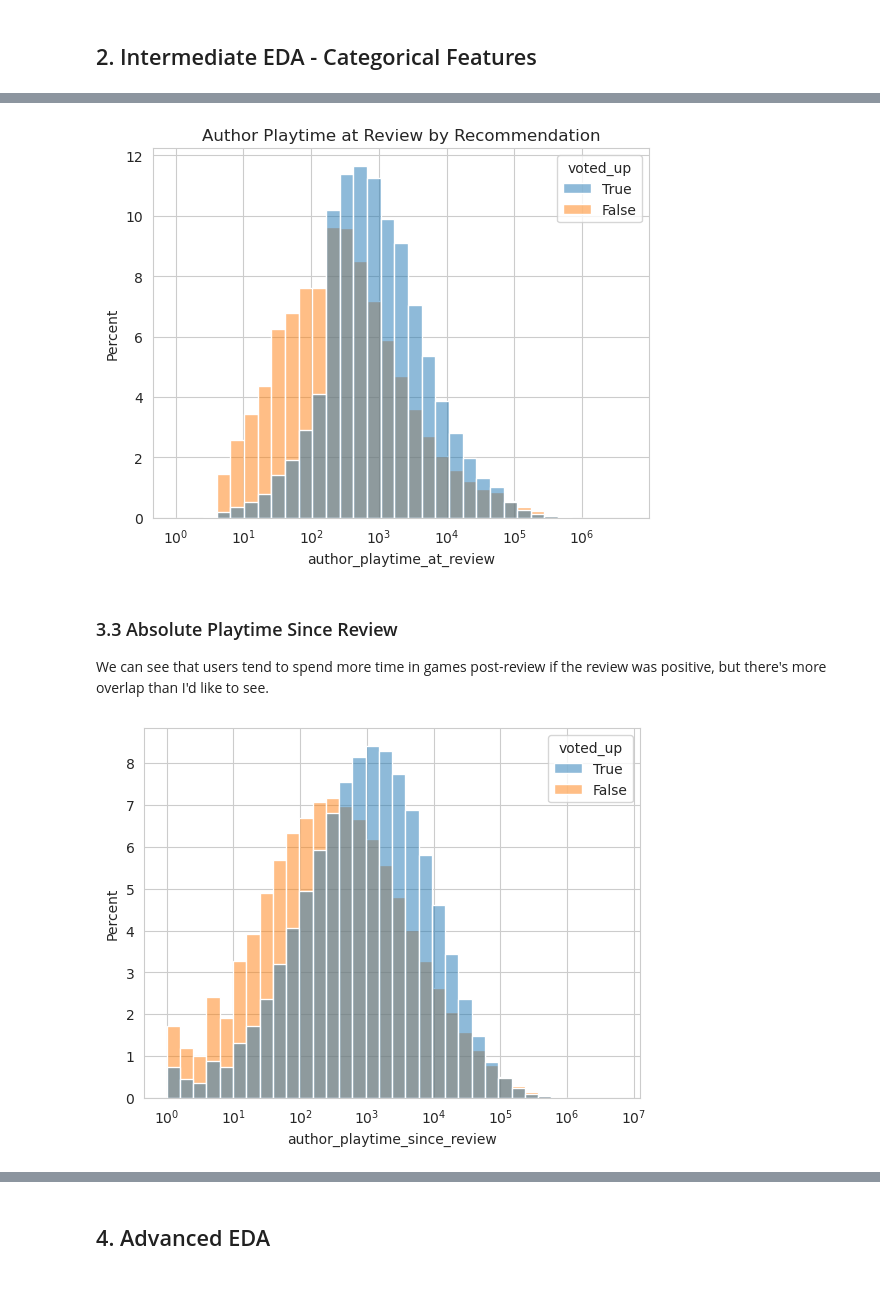
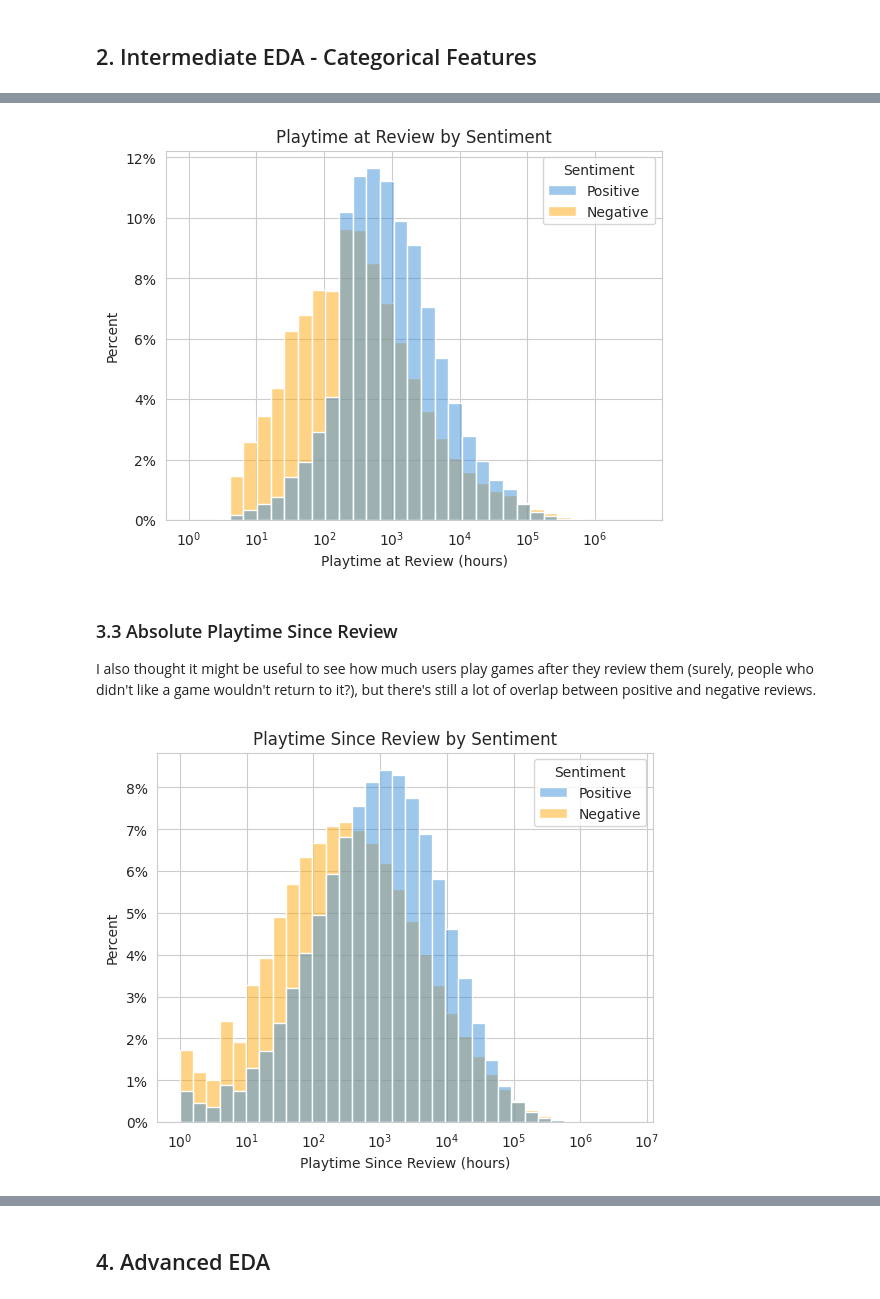
Before and after one commit to zbvc42/steam_recommendation_system, a Jupyter notebook: notebooks/03 - EDA/01 - EDA.ipynb, the cells around one changed output, grey strips where cells are left out. Cells and saved outputs as stored; diff of their text form; code cells hidden in the pictures.

```diff
--- a/notebooks/03 - EDA/01 - EDA.ipynb
+++ b/notebooks/03 - EDA/01 - EDA.ipynb
@@ -6,13 +6,18 @@
 ### 0.1 Function Imports
 # %%
 # Function imports
-from os import chdir
 import numpy as np
 import matplotlib.pyplot as plt
+from matplotlib.ticker import PercentFormatter
 import seaborn as sns
 import dask.dataframe as dd
 import pandas as pd
 from IPython.display import display, Markdown
-sns.set_style('whitegrid')
+
+from matplotlib.colors import LogNorm
+
+# Sets style defaults
+plt.style.use("petroff10")
+sns.set_style("whitegrid")
 # %% [markdown]
 ### 0.2 File Imports
@@ -22,13 +24,10 @@ chdir("../..")
 # %%
 # Import data
-df_games = pd.read_parquet("data/store_info.parquet")
-df_genres = pd.read_parquet("data/genres.parquet")
-df_categories = pd.read_parquet("data/categories.parquet")
-
-ddf_reviews = dd.read_parquet("data/reviews.parquet/")
-ddf_reviews = ddf_reviews.rename(columns={"voted_up": "voted_up"})
+df_games = pd.read_parquet("../../data/store_info.parquet")
+df_genres = pd.read_parquet("../../data/genres.parquet")
+df_categories = pd.read_parquet("../../data/categories.parquet")
+ddf_reviews = dd.read_parquet("../../data/reviews.parquet/")
 ddf_reviews["language"] = ddf_reviews["language"].astype("category")
 df_reviews = ddf_reviews.compute()
-ddf_reviews = dd.from_pandas(df_reviews)
 # %% [markdown]
 ## 1. Basic EDA
@@ -71,16 +71,19 @@ Notably, the majority of reviews are positive. This will make it challenging to
 # %%
+df_reviews['Sentiment'] = df_reviews['voted_up'].replace([True,False],['Positive','Negative']).astype('category')
+
 sns.countplot(
     df_reviews,
 
     x=np.zeros(len(df_reviews)),
 
-    hue="voted_up",
-    hue_order=[True, False],
+    hue="Sentiment",
+    hue_order=["Positive","Negative"],
     stat="percent",
 )
 
+plt.ylabel('Percent')
+plt.gca().yaxis.set_major_formatter(PercentFormatter())
 plt.gca().xaxis.set_visible(False)
-
 plt.title("Review Percent by Sentiment")
 plt.show()
 # %% [output]
@@ -294,38 +265,41 @@ It does look like negative reviews tend to be associated with lower playtimes, b
 sns.histplot(
     df_reviews,
     x="author_playtime_at_review",
-    hue="voted_up",
+    hue="Sentiment",
     bins="doane",
     stat="percent",
-    hue_order=[True, False],
+    hue_order=["Positive", "Negative"],
     common_norm=False,
     log_scale=(True, False),
 )
 
-plt.title("Author Playtime at Review by Recommendation")
-
+plt.title("Playtime at Review by Sentiment")
+plt.xlabel("Playtime at Review (hours)")
+plt.gca().yaxis.set_major_formatter(PercentFormatter(decimals=0))
 plt.show()
 # %% [output]
-[figure, old version]
+[figure, new version]
-# %% [markdown]
-### 3.3 Absolute Playtime Since Review
-We can see that users tend to spend more time in games post-review if the review was positive, but there's more overlap than I'd like to see.
+# %% [markdown]
+### 3.3 Absolute Playtime Since Review
+I also thought it might be useful to see how much users play games after they review them (surely, people who didn't like a game wouldn't return to it?), but there's still a lot of overlap between positive and negative reviews.
 # %%
 df_reviews["author_playtime_since_review"] = (
     df_reviews["author_playtime_forever"] - df_reviews["author_playtime_at_review"]
 )
 
 sns.histplot(
     df_reviews,
     x="author_playtime_since_review",
-    hue="voted_up",
+    hue="Sentiment",
     bins="doane",
     stat="percent",
-    hue_order=[True, False],
+    hue_order=["Positive", "Negative"],
     common_norm=False,
     log_scale=(True, False),
 )
-
+plt.gca().yaxis.set_major_formatter(PercentFormatter(decimals=0))
+plt.xlabel('Playtime Since Review (hours)')
+plt.title("Playtime Since Review by Sentiment")
 plt.show()
 # %% [output]
-[figure, old version]
+[figure, new version]
```
Also changed, not shown: parts of 41 cells of this notebook, 13 other files.
